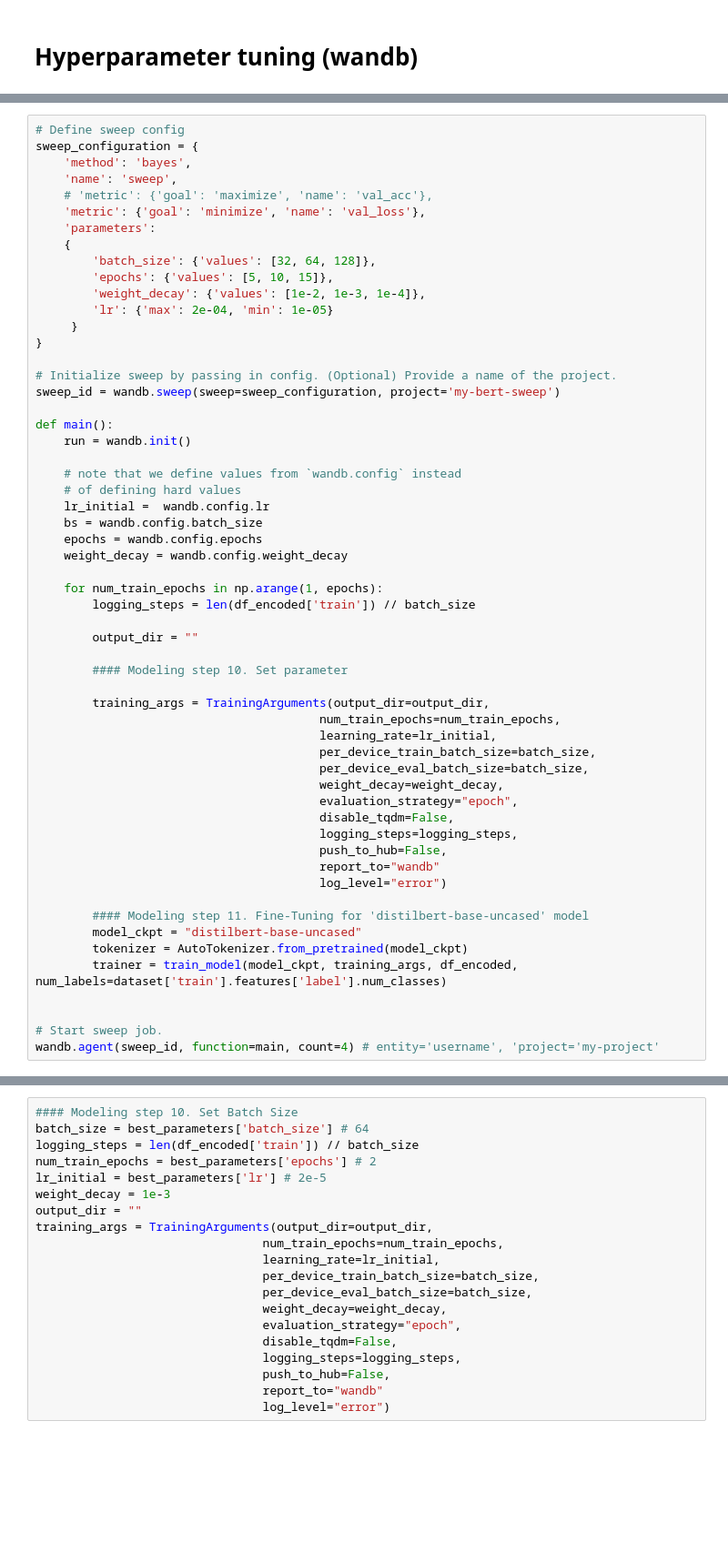
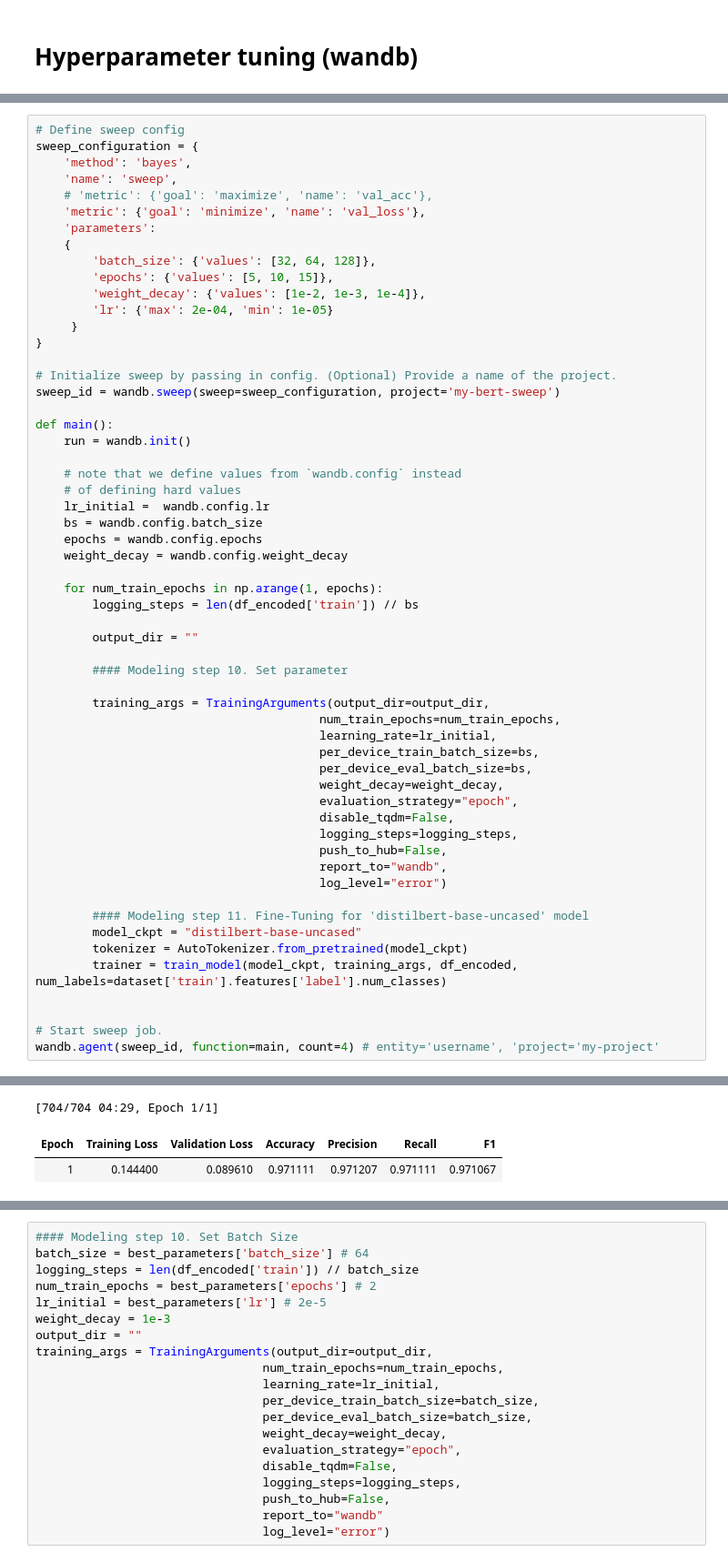
Before and after one commit to WoojinPark-Jay/depression-classification-with-llm, a Jupyter notebook: Model/Fine-tuning/distilbert_classification_fine_tuned.ipynb, the cells around one changed output, grey strips where cells are left out. Shown at 91% size. Saved outputs shown, nothing was run; the diff lists cells and outputs as text; blank space fills up the shorter version.

```diff
--- a/Model/Fine-tuning/distilbert_classification_fine_tuned.ipynb
+++ b/Model/Fine-tuning/distilbert_classification_fine_tuned.ipynb
@@ -611,7 +639,7 @@ def main():
     weight_decay = wandb.config.weight_decay
 
     for num_train_epochs in np.arange(1, epochs):
-        logging_steps = len(df_encoded['train']) // batch_size
+        logging_steps = len(df_encoded['train']) // bs
 
         output_dir = ""
 
@@ -620,14 +648,14 @@ def main():
         training_args = TrainingArguments(output_dir=output_dir,
                                         num_train_epochs=num_train_epochs,
                                         learning_rate=lr_initial,
-                                        per_device_train_batch_size=batch_size,
-                                        per_device_eval_batch_size=batch_size,
+                                        per_device_train_batch_size=bs,
+                                        per_device_eval_batch_size=bs,
                                         weight_decay=weight_decay,
                                         evaluation_strategy="epoch",
                                         disable_tqdm=False,
                                         logging_steps=logging_steps,
                                         push_to_hub=False,
-                                        report_to="wandb"
+                                        report_to="wandb",
                                         log_level="error")
 
         #### Modeling step 11. Fine-Tuning for 'distilbert-base-uncased' model
@@ -638,3 +666,4 @@ def main():
 
 # Start sweep job.
 wandb.agent(sweep_id, function=main, count=4) # entity='username', 'project='my-project'
+# %% [output]
@@ -640,0 +690,3 @@ wandb.agent(sweep_id, function=main, count=4) # entity='username', 'project='my-
+[704/704 04:29, Epoch 1/1]
+| Epoch | Training Loss | Validation Loss | Accuracy | Precision | Recall | F1 |
+| 1 | 0.144400 | 0.089610 | 0.971111 | 0.971207 | 0.971111 | 0.971067 |
```
Also changed, not shown: parts of 5 cells of this notebook.
